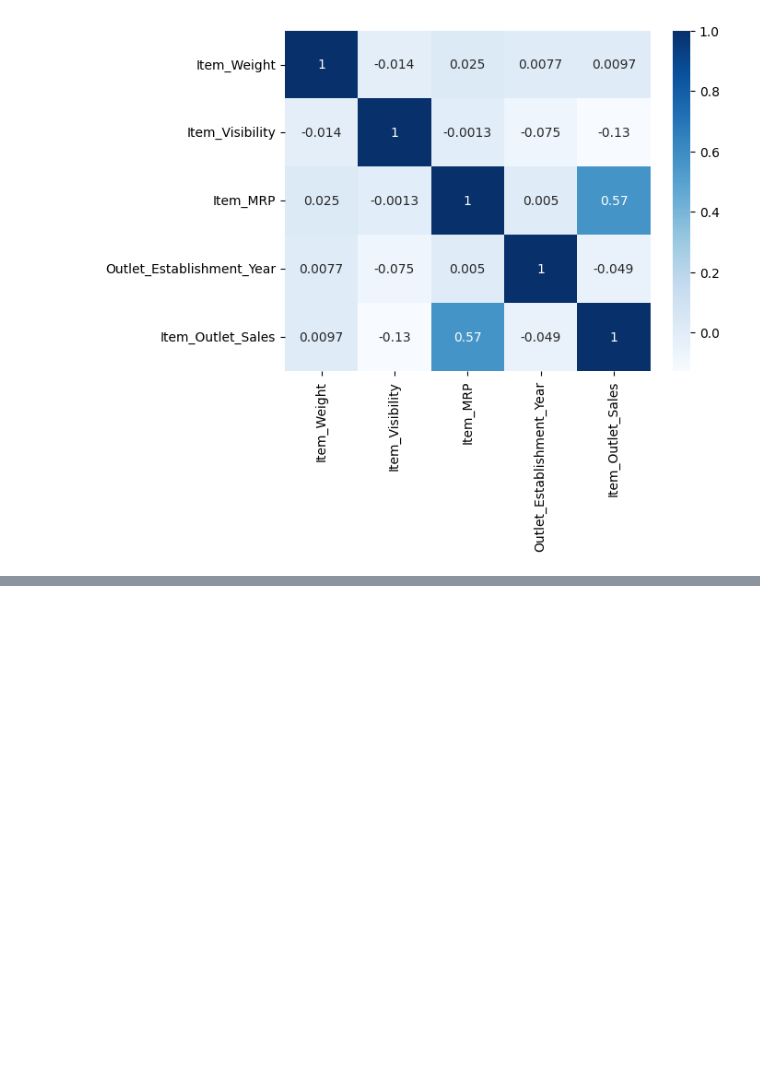
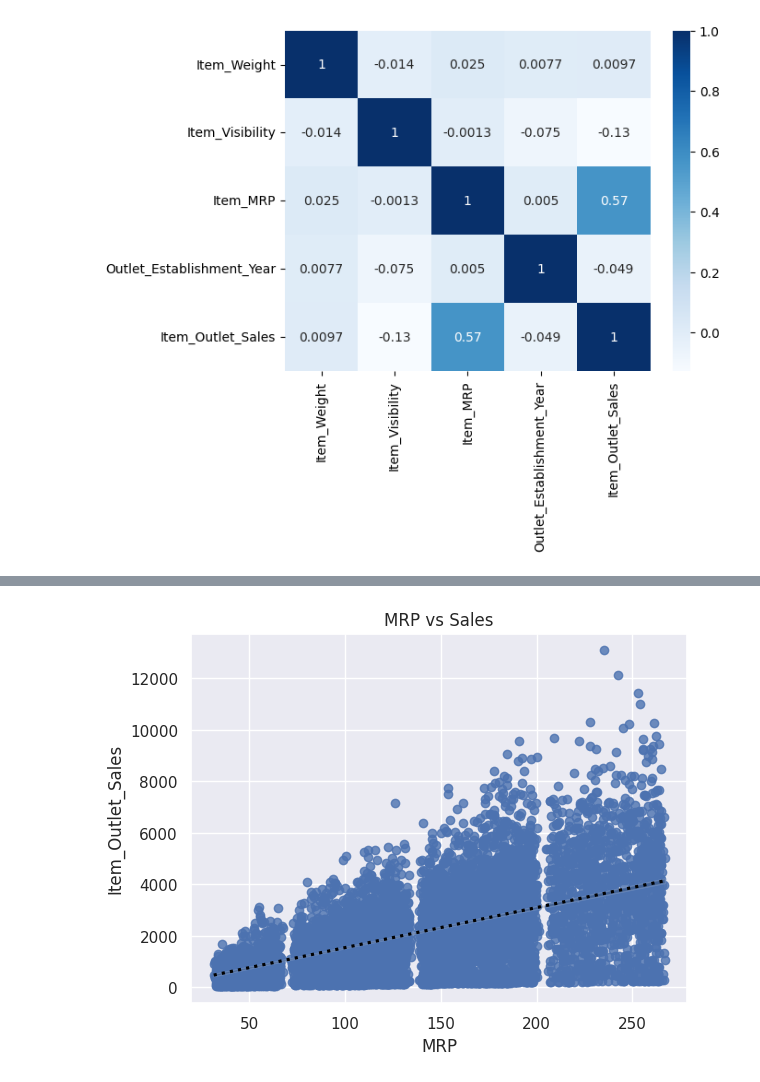
Before and after one commit to parrisatwork/Prediction-of-Product-Sales, a Jupyter notebook: Prediction_of_Product_Sales.ipynb, the cells around one changed output, grey strips where cells are left out. Drawn from its saved outputs; the diff is of its cells as text; code cells hidden in the pictures; blank space fills up the shorter version.

```diff
--- a/Prediction_of_Product_Sales.ipynb
+++ b/Prediction_of_Product_Sales.ipynb
@@ -390,0 +546,10 @@ sns.heatmap(df.corr(),annot=True,cmap='Blues')
+# %%
+ax = sns.regplot(data = df, x = 'Item_MRP', y = 'Item_Outlet_Sales', line_kws = {'color': 'black', 'ls': ':'});
+
+## Set the Title
+ax.set_title('MRP vs Sales')
+
+## Set the X axis label
+ax.set_xlabel('MRP');
+# %% [output]
+[figure, added]
```
Also changed, not shown: parts of 13 cells of this notebook.
